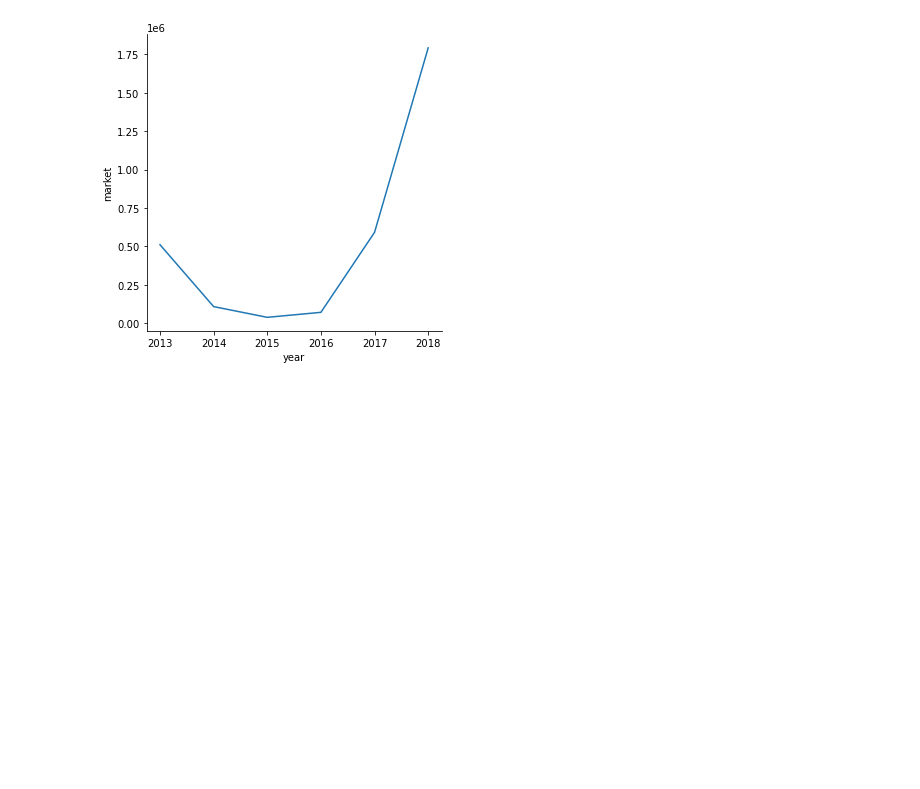
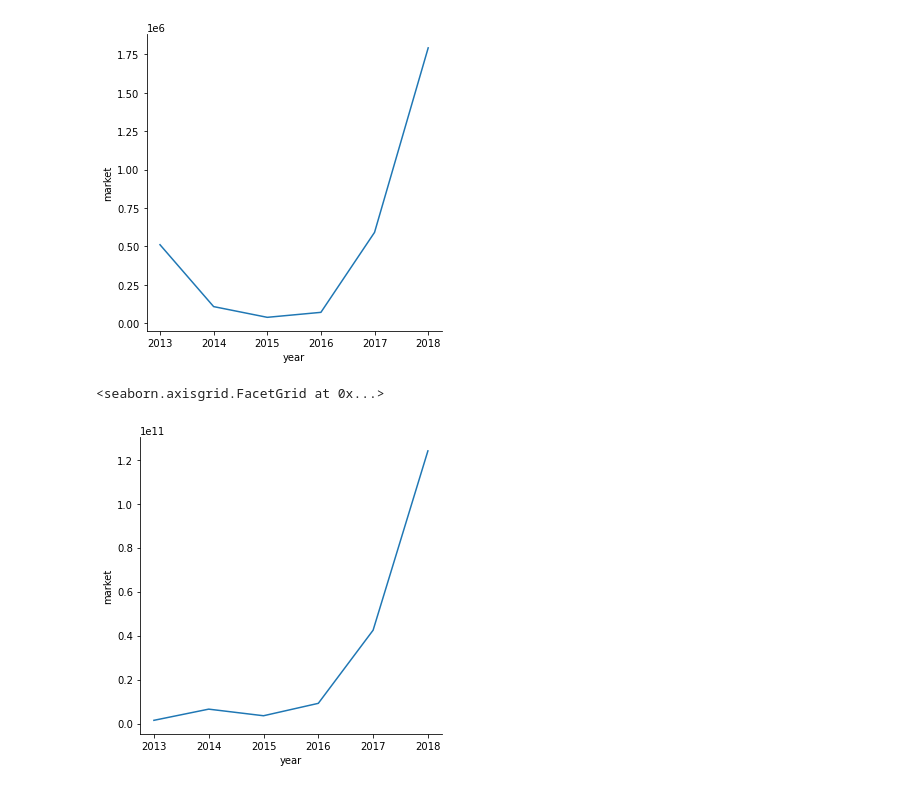
Before and after one commit to anupghosh-git/crypto-markets-data-analysis, a Jupyter notebook: Crypto-markets-data-analysis.ipynb, the cells around one changed output. Drawn from its saved outputs; the diff is of its cells as text; code cells hidden in the pictures; blank space fills up the shorter version.

Commit message:
Data visualization update

```diff
--- a/Crypto-markets-data-analysis.ipynb
+++ b/Crypto-markets-data-analysis.ipynb
@@ -285,7 +285,9 @@ df_btc_yearly_breakdown.min()
 | 2017 | 775.18 | 823.31 | 755.76 | 777.76 | 6.085170e+07 | 1.251914e+10 | 0.0 | 3.58 |
 | 2018 | 3765.95 | 3862.96 | 3585.06 | 3779.13 | 2.923670e+09 | 6.573929e+10 | 0.0 | 32.28 |
 # %%
-df_btc_yearly_breakdown.median()
+df_btc_yearly_breakdown_med = df_btc_yearly_breakdown.median()
+df_btc_yearly_breakdown_med
+#df_btc_yearly_breakdown.median()
 # %% [output]
 |  | open | high | low | close | volume | market | close_ratio | spread |
 | year |  |  |  |  |  |  |  |  |
@@ -337,3 +330,8 @@ sns.relplot(data = df_yearly_breakdown_med, x= 'year', y= 'market', kind = 'line
 # %% [output]
 <seaborn.axisgrid.FacetGrid at 0x...>
 [figure]
+# %%
+sns.relplot(data = df_btc_yearly_breakdown_med, x= 'year', y ='market', kind= 'line')
+# %% [output]
+<seaborn.axisgrid.FacetGrid at 0x...>
+[figure, added]
```
Also changed, not shown: parts of 2 cells of this notebook.
